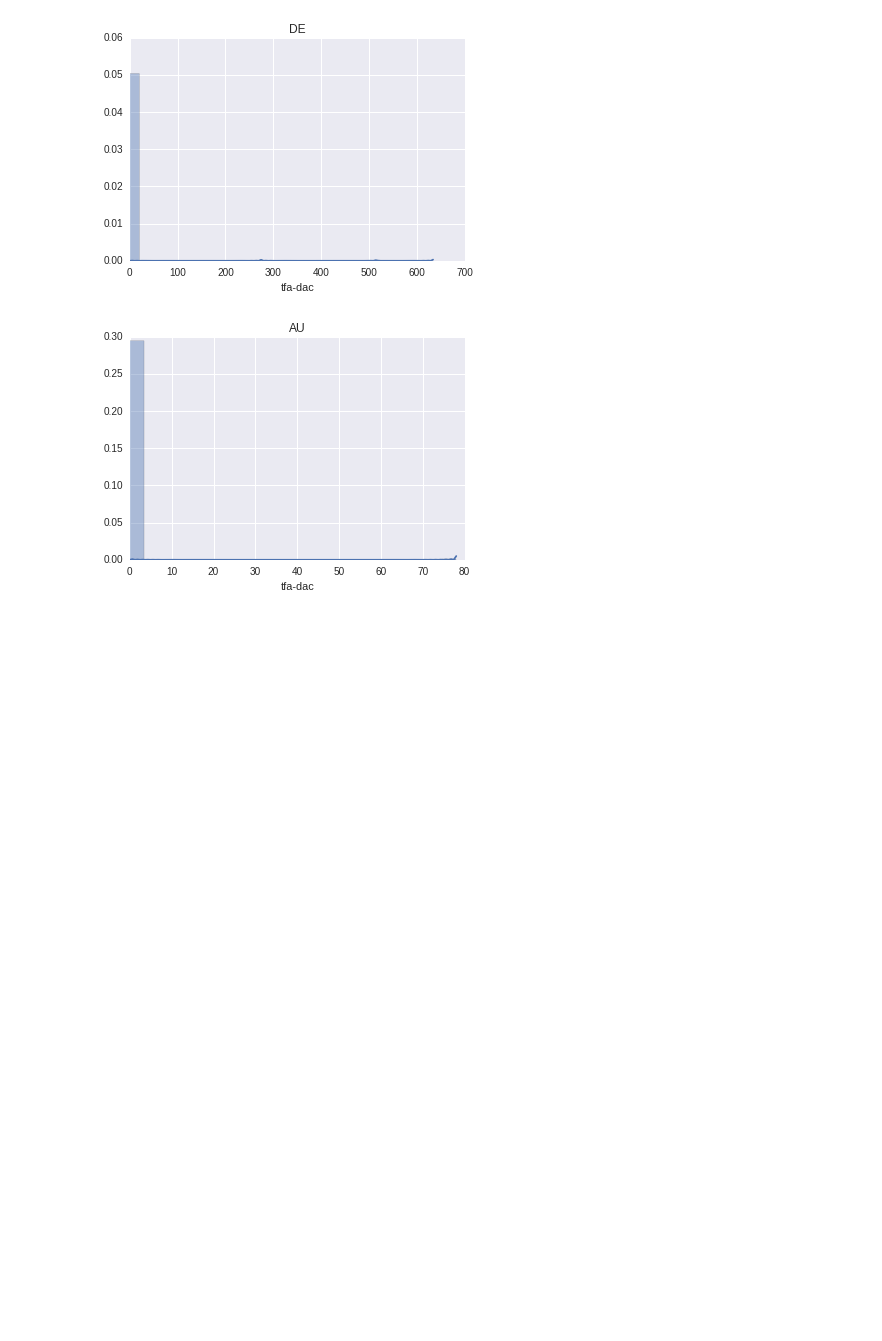
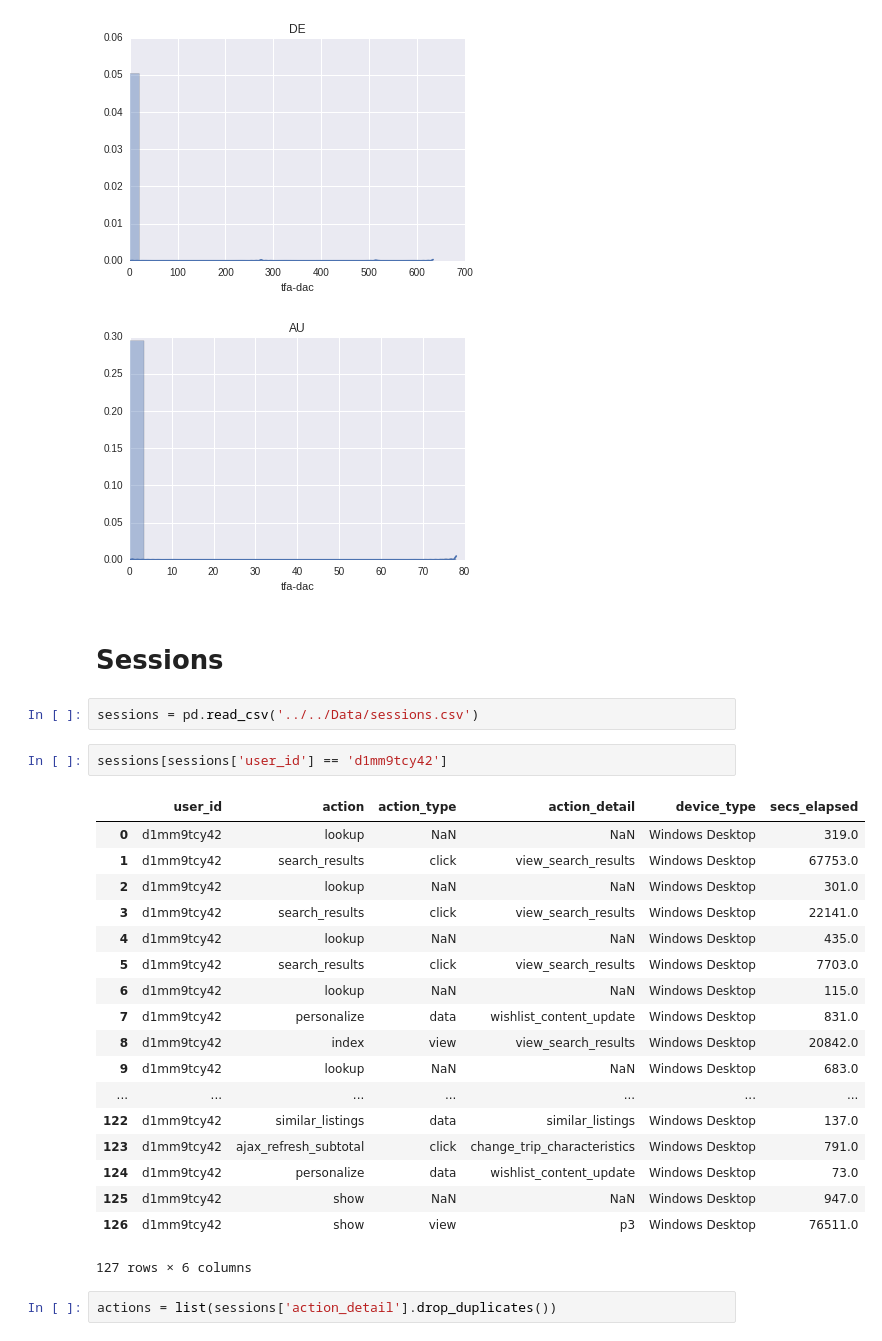
Before and after one commit to bhedayat/258-Assignment-2, a Jupyter notebook: DataExploration/Data-Exploration-Ninad.ipynb, the cells around one changed output. Drawn from its saved outputs; the diff is of its cells as text; blank space fills up the shorter version.

```diff
--- a/DataExploration/Data-Exploration-Ninad.ipynb
+++ b/DataExploration/Data-Exploration-Ninad.ipynb
@@ -157,3 +157,30 @@ for d in dest_bought:
 [figure]
 [figure]
 [figure]
+# %% [markdown]
+# Sessions
+# %%
+sessions = pd.read_csv('../../Data/sessions.csv')
+# %%
+sessions[sessions['user_id'] == 'd1mm9tcy42']
+# %% [output]
+|  | user_id | action | action_type | action_detail | device_type | secs_elapsed |
+| 0 | d1mm9tcy42 | lookup | NaN | NaN | Windows Desktop | 319.0 |
+| 1 | d1mm9tcy42 | search_results | click | view_search_results | Windows Desktop | 67753.0 |
+| 2 | d1mm9tcy42 | lookup | NaN | NaN | Windows Desktop | 301.0 |
+| 3 | d1mm9tcy42 | search_results | click | view_search_results | Windows Desktop | 22141.0 |
+| 4 | d1mm9tcy42 | lookup | NaN | NaN | Windows Desktop | 435.0 |
+| 5 | d1mm9tcy42 | search_results | click | view_search_results | Windows Desktop | 7703.0 |
+| 6 | d1mm9tcy42 | lookup | NaN | NaN | Windows Desktop | 115.0 |
+| 7 | d1mm9tcy42 | personalize | data | wishlist_content_update | Windows Desktop | 831.0 |
+| 8 | d1mm9tcy42 | index | view | view_search_results | Windows Desktop | 20842.0 |
+| 9 | d1mm9tcy42 | lookup | NaN | NaN | Windows Desktop | 683.0 |
+| ... | ... | ... | ... | ... | ... | ... |
+| 122 | d1mm9tcy42 | similar_listings | data | similar_listings | Windows Desktop | 137.0 |
+| 123 | d1mm9tcy42 | ajax_refresh_subtotal | click | change_trip_characteristics | Windows Desktop | 791.0 |
+| 124 | d1mm9tcy42 | personalize | data | wishlist_content_update | Windows Desktop | 73.0 |
+| 125 | d1mm9tcy42 | show | NaN | NaN | Windows Desktop | 947.0 |
+| 126 | d1mm9tcy42 | show | view | p3 | Windows Desktop | 76511.0 |
+127 rows × 6 columns
+# %%
+actions = list(sessions['action_detail'].drop_duplicates())
```
Also changed, not shown: parts of 9 cells of this notebook.
